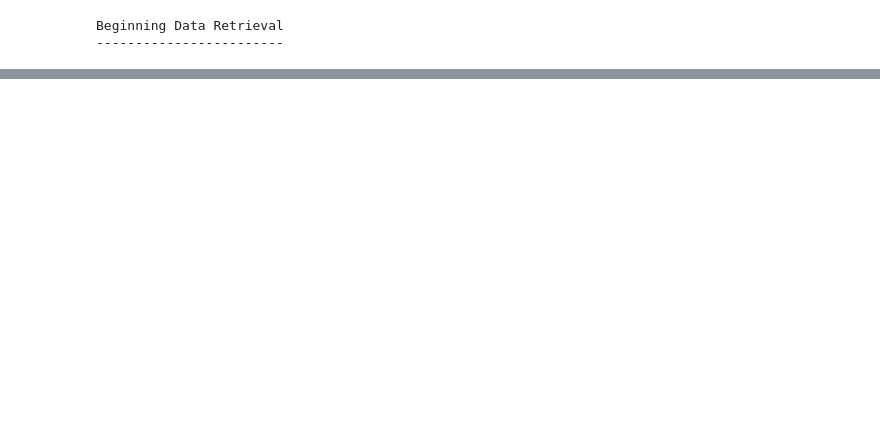
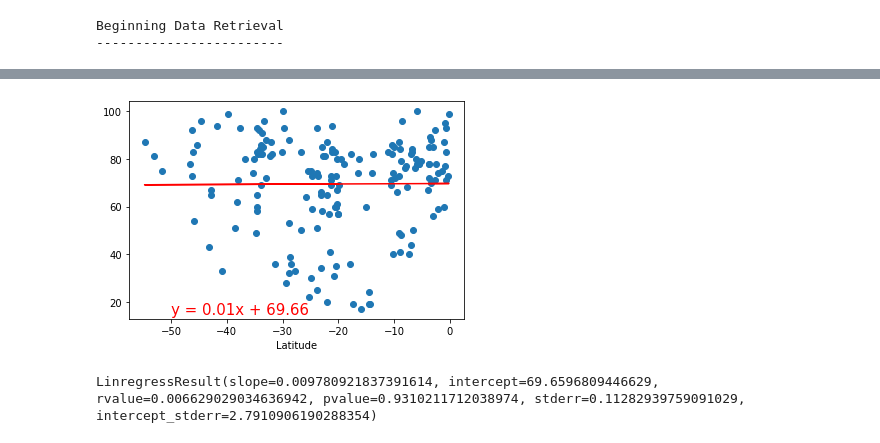
Before and after one commit to Shikharbhd/World_Weather_Analysis, a Jupyter notebook: WeatherPy.ipynb, the cells around one changed output, grey strips where cells are left out. Cells and saved outputs as stored; diff of their text form; code cells hidden in the pictures; blank space fills up the shorter version.

```diff
--- a/WeatherPy.ipynb
+++ b/WeatherPy.ipynb
@@ -296,0 +382,14 @@ plt.show()
+# %%
+# Linear regression on the Southern Hemisphere
+x_values = southern_hemi_df["Lat"]
+y_values = southern_hemi_df["Humidity"]
+# Call the function.
+plot_linear_regression(x_values, y_values,
+                       'Linear Regression on the Southern Hemisphere \
+                        for % Humidity', '% Humidity',(-50,15))
+# %% [output]
+[figure, added]
+# %%
+linregress(southern_hemi_df["Lat"],southern_hemi_df["Humidity"])
+# %% [output]
+LinregressResult(slope=0.009780921837391614, intercept=69.6596809446629, rvalue=0.006629029034636942, pvalue=0.9310211712038974, stderr=0.11282939759091029, intercept_stderr=2.7910906190288354)
```
Also changed, not shown: parts of 37 cells of this notebook, 5 other files.
